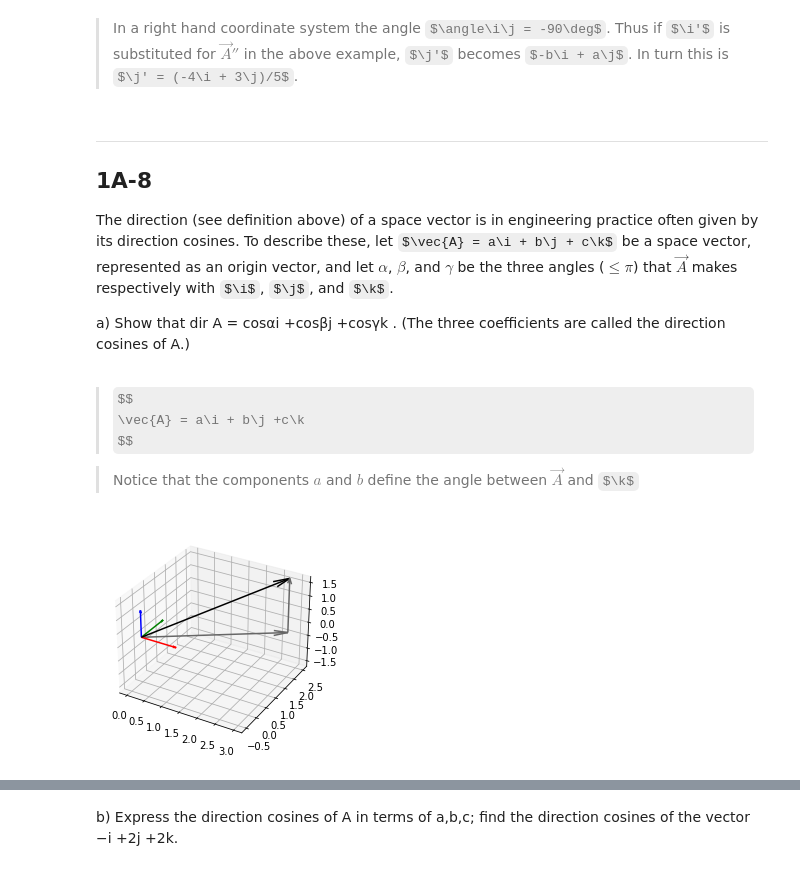
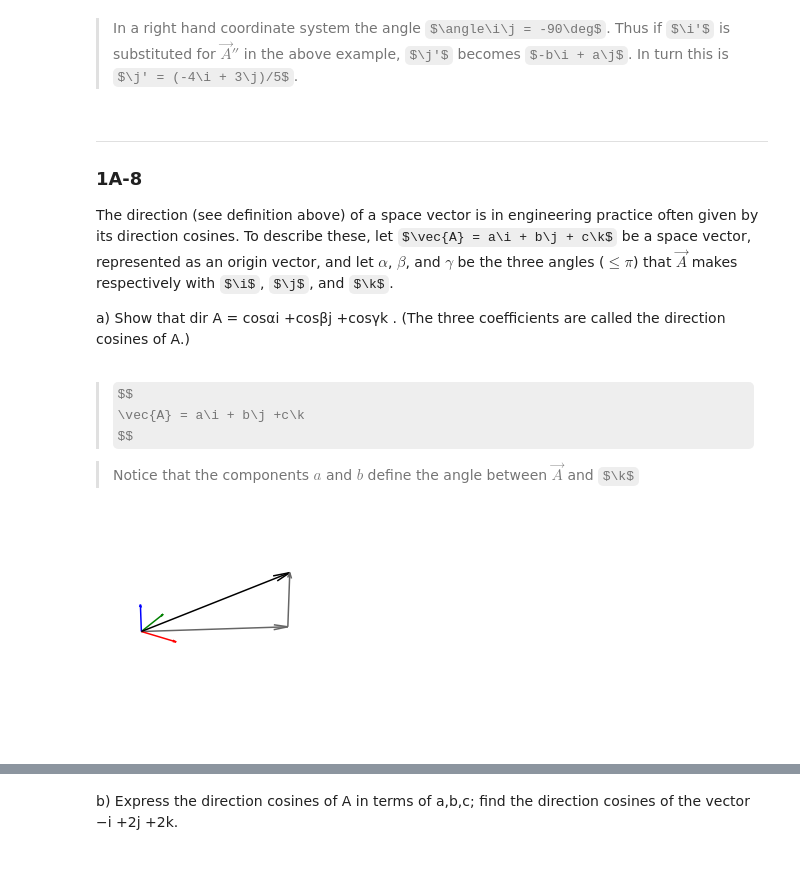
Before and after one commit to AndrewMicallef/homework, a Jupyter notebook: 18.02_MVC/pset1.ipynb, the cells around one changed output, grey strips where cells are left out. Cells and saved outputs as stored; diff of their text form; code cells hidden in the pictures; some formulas as TeX source.

```diff
--- a/18.02_MVC/pset1.ipynb
+++ b/18.02_MVC/pset1.ipynb
@@ -412,7 +412,7 @@ c) Let $\i' =(3\i +4\j)/5$. Show that $\i'$ is a unit vector, and use the first
 # %% [markdown]
 -------------------------------------
 
-## 1A-8
+### 1A-8
 
 The direction (see definition above) of a space vector is in engineering practice often given by its direction cosines. To describe these, let $\vec{A} = a\i + b\j + c\k$ be a space vector, represented as an origin vector, and let $\alpha$, $\beta$, and $\gamma$ be the three angles ($\leq\pi$) that $\vec{A}$ makes respectively with $\i$, $\j$, and $\k$.
 
@@ -465,29 +465,29 @@ qprops = dict(arrow_length_ratio=.1)
 # %%
 i = np.r_[1,0,0]
 j = np.r_[0,1,0]
 k = np.r_[0,0,1]
 o = np.r_[0,0.,0]
 
 a,b,c = 3,2,2
 
 A = a*i + b*j + c*k
 
 Aij = a*i + b*j
 
 fig = plt.figure()
 ax = fig.add_subplot(111, projection='3d')
-#ax.axis(False)
+ax.axis(False)
 #ax.set_aspect('equal')
 
 ax.quiver(*o, *i, **qprops, color='r');
 ax.quiver(*o, *j, **qprops, color='g');
 ax.quiver(*o, *k,**qprops, color='b');
 
 ax.quiver(*o, *A, **qprops, color='k');
 ax.quiver(*o, *(Aij), **qprops, color='0.4');
 
 ax.quiver(*(Aij), *(c*k), color='0.4',**qprops);
 
 set_axes_equal(ax)
 # %% [output]
-[figure, old version]
+[figure, new version]
```
Also changed, not shown: parts of 3 cells of this notebook.
